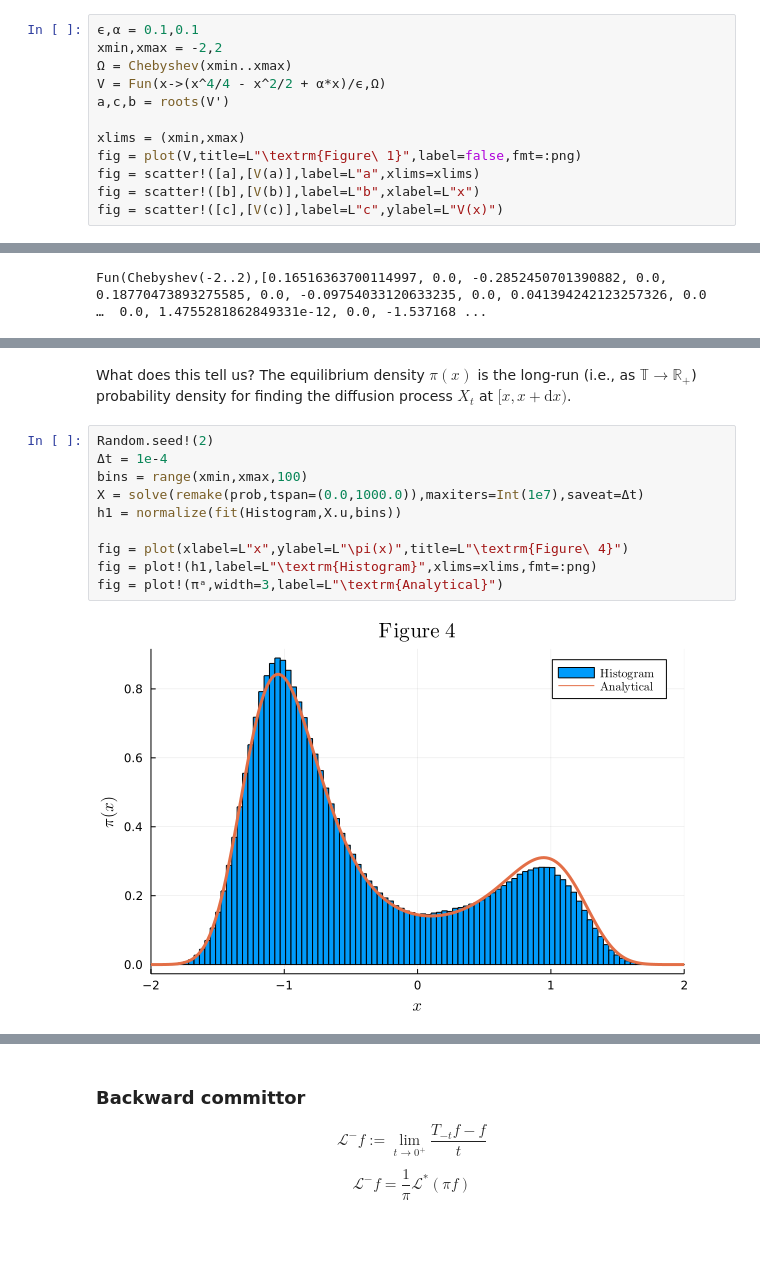
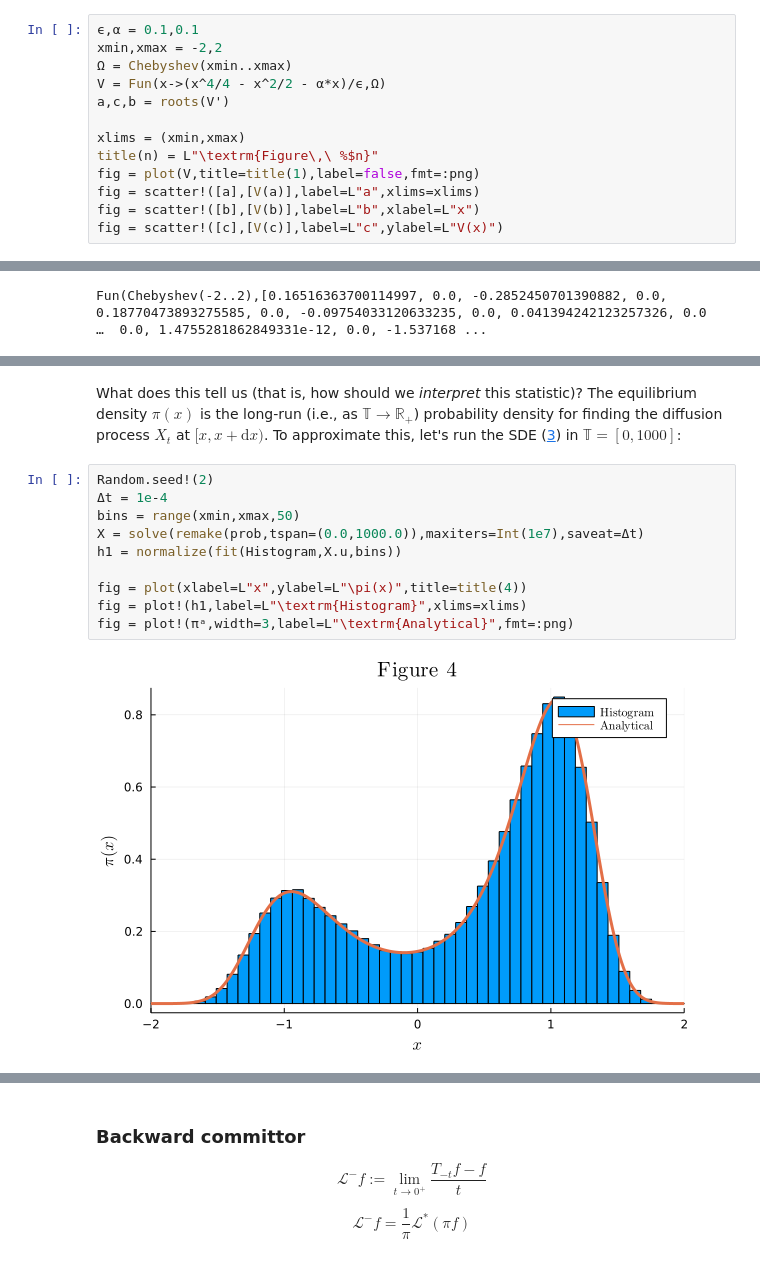
Before and after one commit to mjyshin/math-tutorials, a Jupyter notebook: transition_path.ipynb, the cells around one changed output, grey strips where cells are left out. Cells and saved outputs as stored; diff of their text form; blank space fills up the shorter version.

```diff
--- a/transition_path.ipynb
+++ b/transition_path.ipynb
@@ -107,11 +107,12 @@ where $V(x) = \frac{1}{\epsilon}\left(\frac{x^4}{4} - \frac{x^2}{2} - \alpha x\r
 ϵ,α = 0.1,0.1
 xmin,xmax = -2,2
 Ω = Chebyshev(xmin..xmax)
-V = Fun(x->(x^4/4 - x^2/2 + α*x)/ϵ,Ω)
+V = Fun(x->(x^4/4 - x^2/2 - α*x)/ϵ,Ω)
 a,c,b = roots(V')
 
 xlims = (xmin,xmax)
-fig = plot(V,title=L"\textrm{Figure\ 1}",label=false,fmt=:png)
+title(n) = L"\textrm{Figure\,\ %$n}"
+fig = plot(V,title=title(1),label=false,fmt=:png)
 fig = scatter!([a],[V(a)],label=L"a",xlims=xlims)
 fig = scatter!([b],[V(b)],label=L"b",xlabel=L"x")
 fig = scatter!([c],[V(c)],label=L"c",ylabel=L"V(x)")
@@ -252,15 +253,15 @@ fig = plot!(πᵃ,width=5,style=:dot,label=L"\textrm{Analytical\ }\pi(x)")
 # %% [markdown]
-What does this tell us? The equilibrium density $\pi(x)$ is the long-run (i.e., as $\mathbb{T}\to\mathbb{R}_+$) probability density for finding the diffusion process $X_t$ at $[x,x+\text{d}x)$.
+What does this tell us (that is, how should we *interpret* this statistic)? The equilibrium density $\pi(x)$ is the long-run (i.e., as $\mathbb{T}\to\mathbb{R}_+$) probability density for finding the diffusion process $X_t$ at $[x,x+\text{d}x)$. To approximate this, let's run the SDE ([3](#mjx-eqn-eq:sde)) in $\mathbb{T} = [0,1000]$:
 # %%
 Random.seed!(2)
 Δt = 1e-4
-bins = range(xmin,xmax,100)
+bins = range(xmin,xmax,50)
 X = solve(remake(prob,tspan=(0.0,1000.0)),maxiters=Int(1e7),saveat=Δt)
 h1 = normalize(fit(Histogram,X.u,bins))
 
-fig = plot(xlabel=L"x",ylabel=L"\pi(x)",title=L"\textrm{Figure\ 4}")
-fig = plot!(h1,label=L"\textrm{Histogram}",xlims=xlims,fmt=:png)
-fig = plot!(πᵃ,width=3,label=L"\textrm{Analytical}")
+fig = plot(xlabel=L"x",ylabel=L"\pi(x)",title=title(4))
+fig = plot!(h1,label=L"\textrm{Histogram}",xlims=xlims)
+fig = plot!(πᵃ,width=3,label=L"\textrm{Analytical}",fmt=:png)
 # %% [output]
-[figure, old version]
+[figure, new version]
 # %% [markdown]
```
Also changed, not shown: parts of 31 cells of this notebook.
